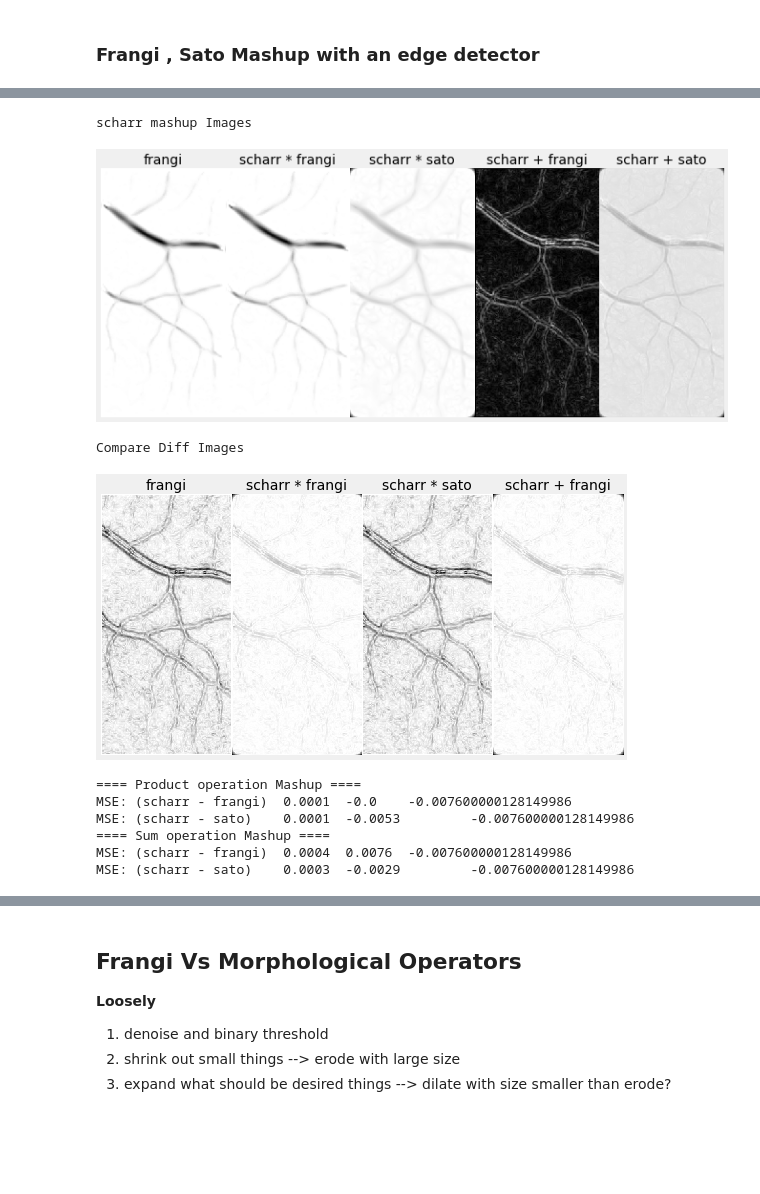
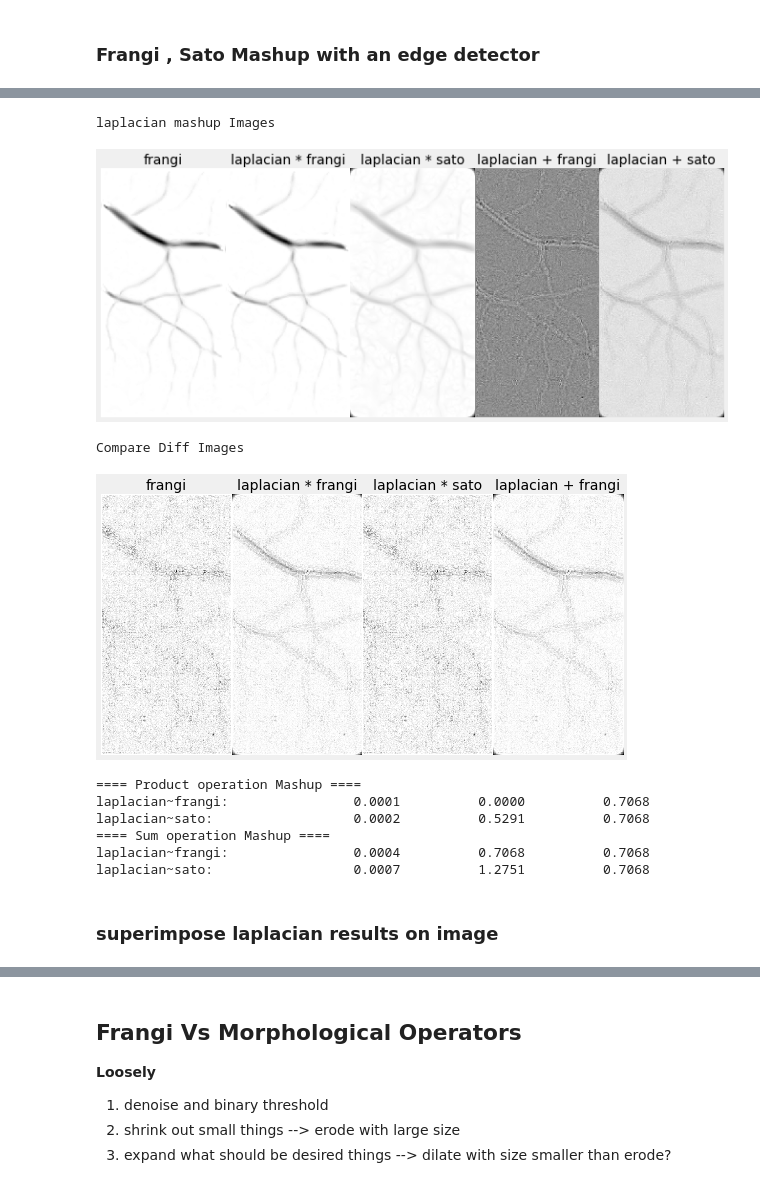
Before and after one commit to bilha-analytics/school, a Jupyter notebook: notebooks/dsp_image/paper/002_frangi_comparison_report.ipynb, the cells around one changed output, grey strips where cells are left out. Saved outputs shown, nothing was run; the diff lists cells and outputs as text; code cells hidden in the pictures; blank space fills up the shorter version.

```diff
--- a/notebooks/dsp_image/paper/002_frangi_comparison_report.ipynb
+++ b/notebooks/dsp_image/paper/002_frangi_comparison_report.ipynb
@@ -17,7 +17,8 @@ $( document ).ready(code_toggle);
 # %%
 %run "002_frangi_comparisons_shared.ipynb"
 # %%
-img = SrcImage("media/mraneck2.jpeg")
+#img = SrcImage("media/mraneck2.jpeg")
+img = SrcImage()
 img.show_with_hist()
 print(img.stats)
 # %% [output]
@@ -91,10 +102,11 @@ def run_mashup(img, base, base_name, filterz, filter_namez, paramz,
 # %%
 sigmaz = range(0,10,1) #[ x/10 for x in range(4,100,2)]
-paramz = {'sigmas':sigmaz, 'black_ridges':0 }
+default_paramz = {'sigmas':sigmaz, 'black_ridges':0 }
 gray_smoothed_img = img.denoised(sig=7)
 # %%
 #paramz = {'sigmas':sigmaz, 'black_ridges':0 }
-ifrangi = AFilter( skfilters.frangi, paramz, 'lbl', mode=-1).apply(img.gray_float_array)
+frangi_filter_base = ifrangi = AFilter( skfilters.frangi, default_paramz, 'ifrangi', mode=-1)
+ifrangi = frangi_filter_base.apply(img.gray_float_array)
 # %%
 filterz = [skfilters.frangi, skfilters.sato, skfilters.meijering]
 labelz =['frangi', 'sato', 'meijering']
@@ -153,14 +221,14 @@ plt.show();
 - Edge detectors are not distinguishing the background from the foreground (vessels)
 - Smoothing helps with background noise but still messy/noisy/blurry edges
 # %%
+gray_smoothed_img = img.denoised(sig=0.01)
+default_edge_paramz = {}
 
-gray_smoothed_img = img.denoised(sig=0.01)
-edge_paramz = {}
-
-filterz = [skfilters.sobel, skfilters.scharr, skfilters.laplace, skimage.feature.canny]
-labelz =['sobel', 'scharr', 'laplace', 'canny']
+filterz = [skfilters.sobel, skfilters.laplace, skimage.feature.canny]
+labelz =['sobel', 'laplace', 'canny']
+edge_paramz = [default_edge_paramz, default_edge_paramz, {'sigma':0.00001} ]
 
 print("Small smoothing sigma value")
-rel_edgez = run_filter_operators(gray_smoothed_img, filterz, labelz, edge_paramz, ibase=ifrangi)
+rel_edgez = run_filter_operators(gray_smoothed_img, filterz, labelz, edge_paramz, ibase=ifrangi*10)
 # %% [output]
 Small smoothing sigma value
@@ -215,19 +299,22 @@ MSE: (laplace - sato)   0.0007  -0.0106         0.0
 # %%
 masherz = [skfilters.frangi, skfilters.sato,]
 masherz_labelz =['frangi', 'sato', ]
-x = run_mashup(img.gray_float_array,
-           skfilters.scharr, 'scharr',
-           masherz, masherz_labelz,
-           paramz, ibase=ifrangi,
+masherz_paramz = [default_paramz, default_paramz]
+laplacian_results = run_mashup(img.gray_float_array,
+           skfilters.laplace, 'laplacian', default_edge_paramz,
+           masherz, masherz_labelz, masherz_paramz,
+           ibase=ifrangi,
            addback=True)
 # %% [output]
-scharr mashup Images
+laplacian mashup Images
-[figure, old version]
+[figure, new version]
 Compare Diff Images
-[figure, old version]
+[figure, new version]
 ==== Product operation Mashup ====
-MSE: (scharr - frangi)  0.0001  -0.0    -0.007600000128149986
-MSE: (scharr - sato)    0.0001  -0.0053         -0.007600000128149986
+laplacian~frangi:                0.0001          0.0000          0.7068
+laplacian~sato:                  0.0002          0.5291          0.7068
 ==== Sum operation Mashup ====
-MSE: (scharr - frangi)  0.0004  0.0076  -0.007600000128149986
-MSE: (scharr - sato)    0.0003  -0.0029         -0.007600000128149986
+laplacian~frangi:                0.0004          0.7068          0.7068
+laplacian~sato:                  0.0007          1.2751          0.7068
+# %% [markdown]
+### superimpose laplacian results on image
```
Also changed, not shown: parts of 18 cells of this notebook, 1 other file.
